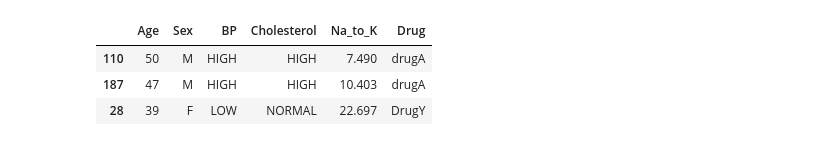
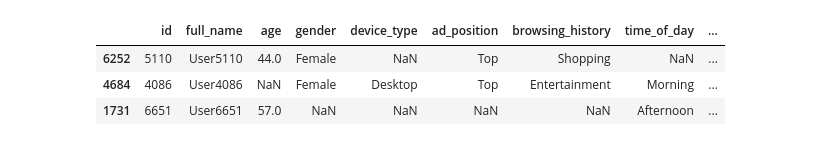
Before and after one commit to s25059/SUML_CI-CD, a Jupyter notebook: notebook.ipynb, the cells around one changed output. Saved outputs shown, nothing was run; the diff lists cells and outputs as text; code cells hidden in the pictures.

Commit message:
aplied correct data set

```diff
--- a/notebook.ipynb
+++ b/notebook.ipynb
@@ -1,14 +1,14 @@
 # %%
 import pandas as pd
 
-drug_df = pd.read_csv("Data/drug200.csv")
-drug_df = drug_df.sample(frac=1)
-drug_df.head(3)
+ad_df = pd.read_csv("Data/ad_click_dataset.csv")
+ad_df = ad_df.sample(frac=1, random_state=42)
+ad_df.head(3)
 # %% [output]
-|  | Age | Sex | BP | Cholesterol | Na_to_K | Drug |
-| 110 | 50 | M | HIGH | HIGH | 7.490 | drugA |
-| 187 | 47 | M | HIGH | HIGH | 10.403 | drugA |
-| 28 | 39 | F | LOW | NORMAL | 22.697 | DrugY |
+|  | id | full_name | age | gender | device_type | ad_position | browsing_history | time_of_day | ... |
+| 6252 | 5110 | User5110 | 44.0 | Female | NaN | Top | Shopping | NaN | ... |
+| 4684 | 4086 | User4086 | NaN | Female | Desktop | Top | Entertainment | Morning | ... |
+| 1731 | 6651 | User6651 | 57.0 | NaN | NaN | NaN | NaN | Afternoon | ... |
 # %%
 from sklearn.model_selection import train_test_split
 
```
Also changed, not shown: parts of 6 cells of this notebook, 9 other files.
